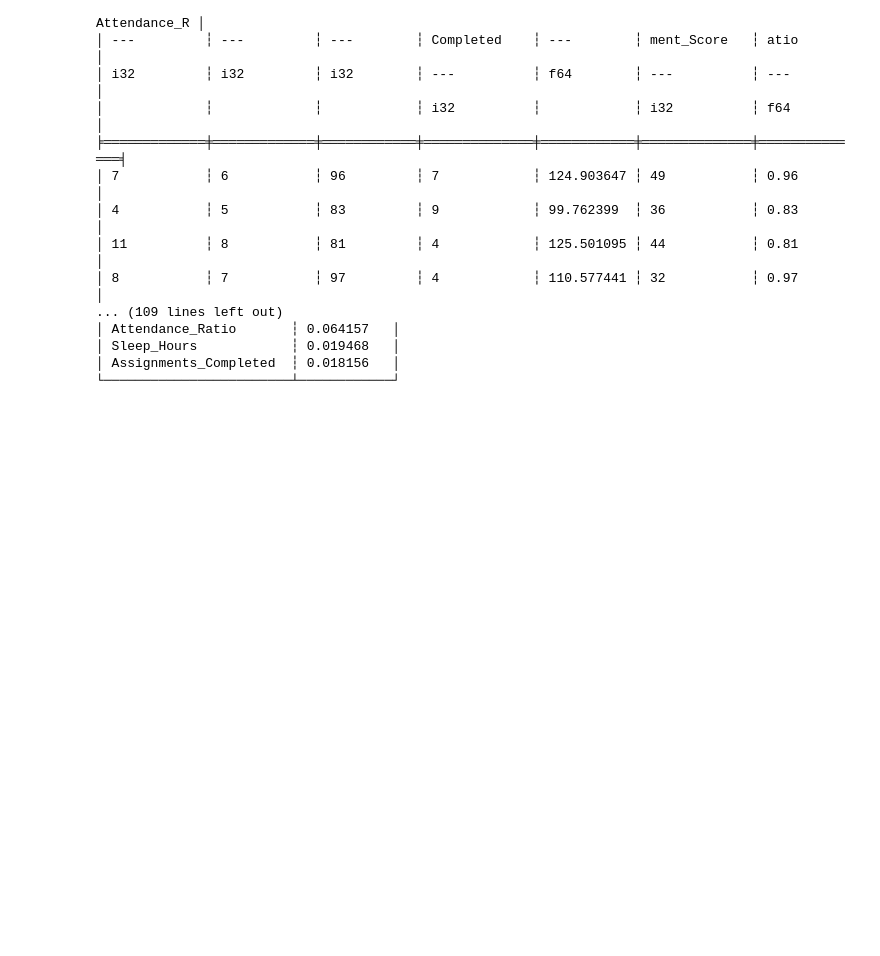
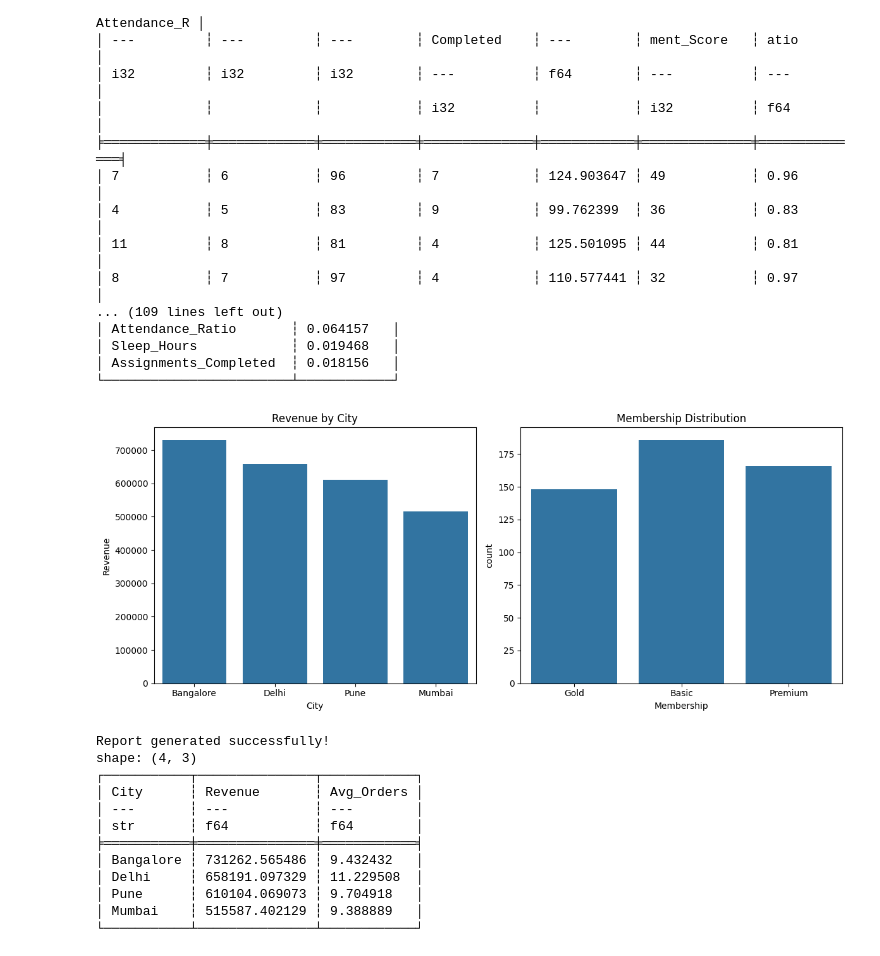
Before and after one commit to sonkerlucky5-cmd/python-practice, a Jupyter notebook: Revision_test_day43.ipynb, the cells around one changed output. Cells and saved outputs as stored; diff of their text form; code cells hidden in the pictures; blank space fills up the shorter version.

Commit message:
Revision_test_day43.ipynb Learn advanced python Numpy + polars

```diff
--- a/Revision_test_day43.ipynb
+++ b/Revision_test_day43.ipynb
@@ -227,3 +227,66 @@ shape: (200, 7)
 │ Sleep_Hours            ┆ 0.019468   │
 │ Assignments_Completed  ┆ 0.018156   │
 └────────────────────────┴────────────┘
+# %%
+import polars as pl
+import numpy as np
+import matplotlib.pyplot as plt
+import seaborn as sns
+
+# 1. Generate Data
+np.random.seed(42)
+n = 500
+df = pl.DataFrame({
+    "Customer_ID": np.arange(1001, 1001 + n),
+    "City": np.random.choice(["Delhi", "Mumbai", "Pune", "Bangalore"], n),
+    "Membership": np.random.choice(["Basic", "Premium", "Gold"], n),
+    "Total_Spending": np.random.normal(5000, 2000, n),
+    "Total_Orders": np.random.randint(1, 20, n)
+})
+
+# 2. Pipeline & Feature Engineering
+df = df.with_columns([
+    (pl.col("Total_Spending") / pl.col("Total_Orders")).alias("AOV"), # Average Order Value
+    pl.when(pl.col("Total_Spending") > 7000).then(pl.lit("VIP"))
+      .when(pl.col("Total_Spending") > 4000).then(pl.lit("Regular"))
+      .otherwise(pl.lit("Budget")).alias("Segment")
+])
+
+# 3. Industry Analytics (Groupby Aggregation)
+summary = df.group_by("City").agg([
+    pl.col("Total_Spending").sum().alias("Revenue"),
+    pl.col("Total_Orders").mean().alias("Avg_Orders")
+]).sort("Revenue", descending=True)
+
+# 4. Visualization
+fig, axes = plt.subplots(1, 2, figsize=(12, 5))
+
+# Plot 1: Revenue by City
+sns.barplot(data=summary.to_pandas(), x="City", y="Revenue", ax=axes[0])
+axes[0].set_title("Revenue by City")
+
+# Plot 2: Membership Distribution
+sns.countplot(data=df.to_pandas(), x="Membership", ax=axes[1])
+axes[1].set_title("Membership Distribution")
+
+plt.tight_layout()
+plt.show()
+
+# 5. Export Report
+summary.write_csv("ecommerce_report.csv")
+print("Report generated successfully!")
+print(summary)
+# %% [output]
+[figure, added]
+Report generated successfully!
+shape: (4, 3)
+┌───────────┬───────────────┬────────────┐
+│ City      ┆ Revenue       ┆ Avg_Orders │
+│ ---       ┆ ---           ┆ ---        │
+│ str       ┆ f64           ┆ f64        │
+╞═══════════╪═══════════════╪════════════╡
+│ Bangalore ┆ 731262.565486 ┆ 9.432432   │
+│ Delhi     ┆ 658191.097329 ┆ 11.229508  │
+│ Pune      ┆ 610104.069073 ┆ 9.704918   │
+│ Mumbai    ┆ 515587.402129 ┆ 9.388889   │
+└───────────┴───────────────┴────────────┘
```
Also changed, not shown: 1 other file.
